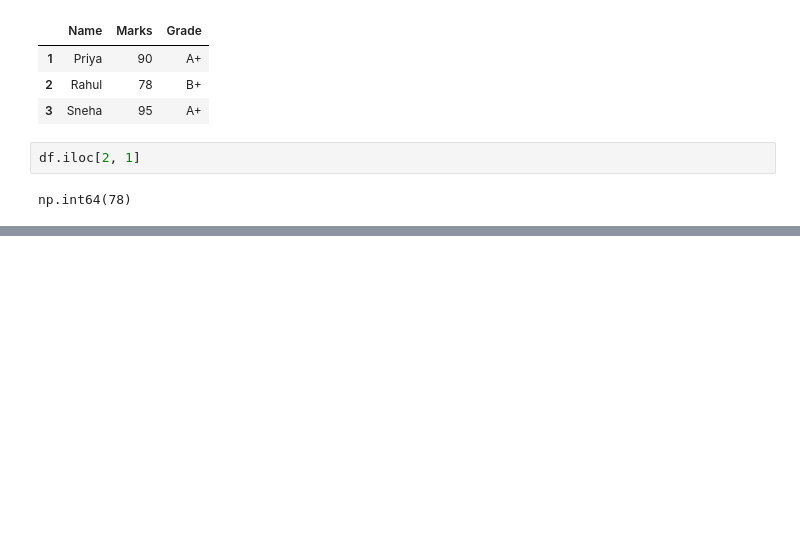
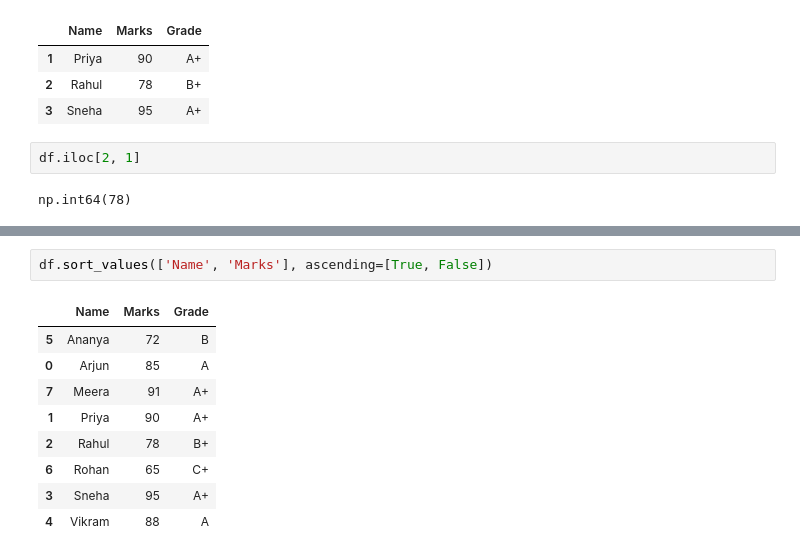
Before and after one commit to Harnoor0718/Data_Analytics, a Jupyter notebook: Summer Training/Pandas.ipynb, the cells around one changed output, grey strips where cells are left out. Saved outputs shown, nothing was run; the diff lists cells and outputs as text; blank space fills up the shorter version.

```diff
--- a/Summer Training/Pandas.ipynb
+++ b/Summer Training/Pandas.ipynb
@@ -402,0 +415,12 @@ np.int64(78)
+# %%
+df.sort_values(['Name', 'Marks'], ascending=[True, False])
+# %% [output]
+|  | Name | Marks | Grade |
+| 5 | Ananya | 72 | B |
+| 0 | Arjun | 85 | A |
+| 7 | Meera | 91 | A+ |
+| 1 | Priya | 90 | A+ |
+| 2 | Rahul | 78 | B+ |
+| 6 | Rohan | 65 | C+ |
+| 3 | Sneha | 95 | A+ |
+| 4 | Vikram | 88 | A |
```
Also changed, not shown: parts of 1 cell of this notebook.
